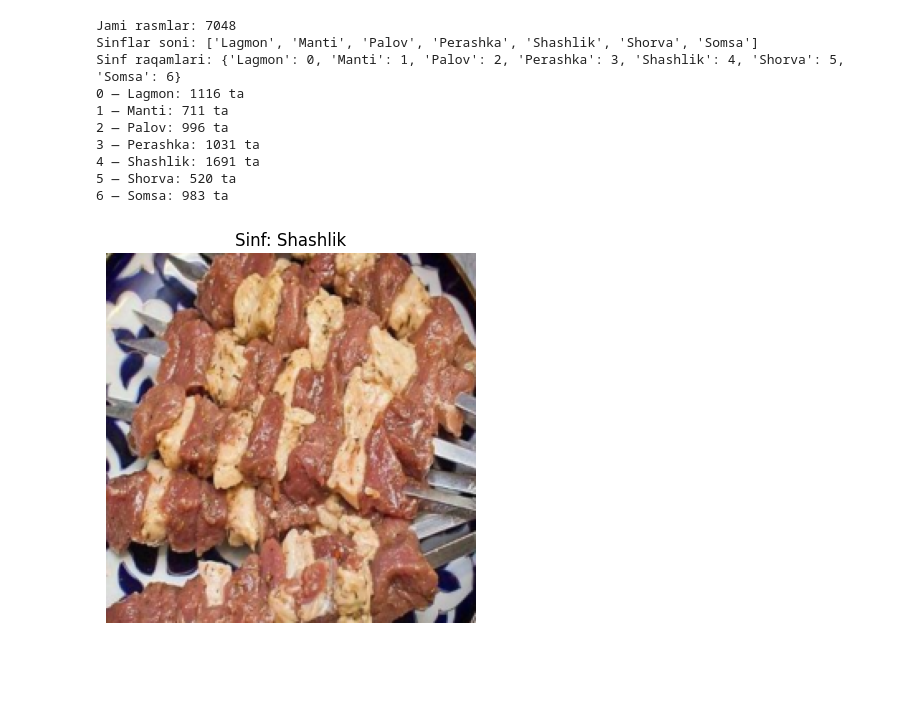
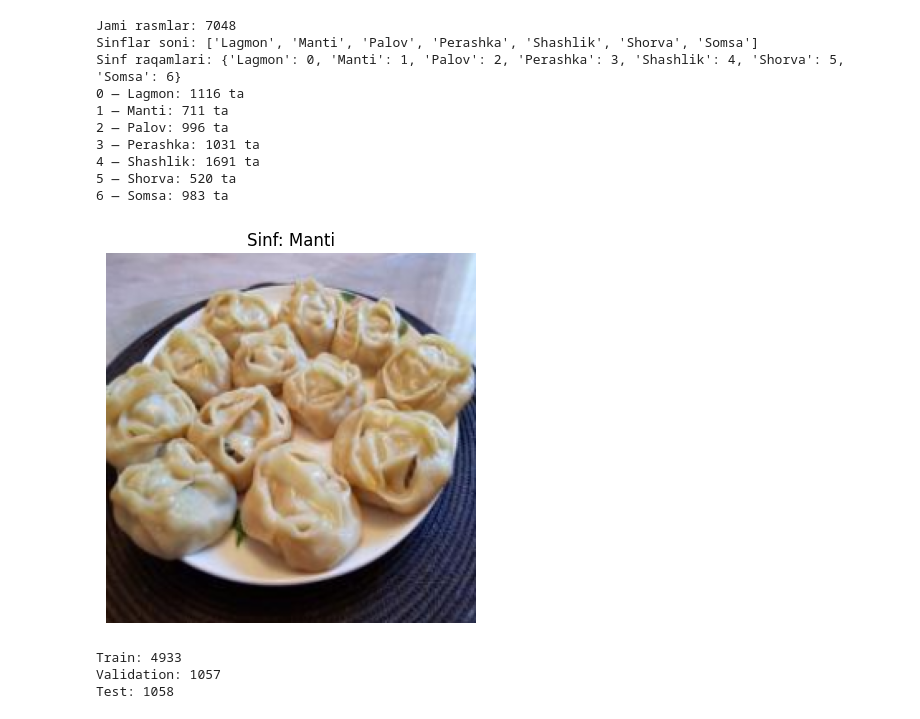
Before and after one commit to sarmuh/Uzbek-Foods-Classification-DL, a Jupyter notebook: FineTuning_ResNET50.ipynb, the cells around one changed output. Cells and saved outputs as stored; diff of their text form; code cells hidden in the pictures; blank space fills up the shorter version.

```diff
--- a/FineTuning_ResNET50.ipynb
+++ b/FineTuning_ResNET50.ipynb
@@ -143,19 +152,49 @@ Sinf raqamlari: {'Lagmon': 0, 'Manti': 1, 'Palov': 2, 'Perashka': 3, 'Shashlik':
 # %%
 # Tasodifiy bitta rasm olib chizib ko'ramiz
 
-rasm, sinf = dataset[np.random.randint(7000)]
+rasm, sinf = dataset[np.random.randint(7047)]
 def denormalize(tensor, mean=[0.485, 0.456, 0.406], std=[0.229, 0.224, 0.225]):
     # Teskari normallashtirish: x * std + mean
     mean = torch.tensor(mean).view(3, 1, 1)
     std = torch.tensor(std).view(3, 1, 1)
     return tensor * std + mean
 
 # Rasmni asl holatiga qaytarib vizualizatsiya qilamiz
 rasm_asl = denormalize(rasm)
 
 plt.imshow(rasm_asl.permute(1, 2, 0).clip(0, 1).cpu().numpy())
 plt.title(f"Sinf: {dataset.classes[sinf]}")
 plt.axis('off')
 plt.show()
 # %% [output]
-[figure, old version]
+[figure, new version]
+# %%
+b_idx = list(range(len(dataset)))
+
+train_idx, val_test_idx = train_test_split(
+    b_idx,
+    train_size=0.70,
+    stratify=dataset.targets,
+    random_state=RANDOM_SEED,
+    shuffle=True)
+
+qolgan_sinflar = [dataset.targets[i] for i in val_test_idx]
+
+val_idx, test_idx = train_test_split(
+    val_test_idx,
+    test_size=0.50,
+    stratify=qolgan_sinflar,
+    random_state=RANDOM_SEED,
+    shuffle=True)
+
+train_dataset = Subset(dataset, train_idx)
+val_dataset = Subset(dataset, val_idx)
+test_dataset = Subset(dataset, test_idx)
+
+print("Train:", len(train_dataset))
+print("Validation:", len(val_dataset))
+print("Test:", len(test_dataset))
+# %% [output]
+Train: 4933
+Validation: 1057
+Test: 1058
```
Also changed, not shown: parts of 2 cells of this notebook.
